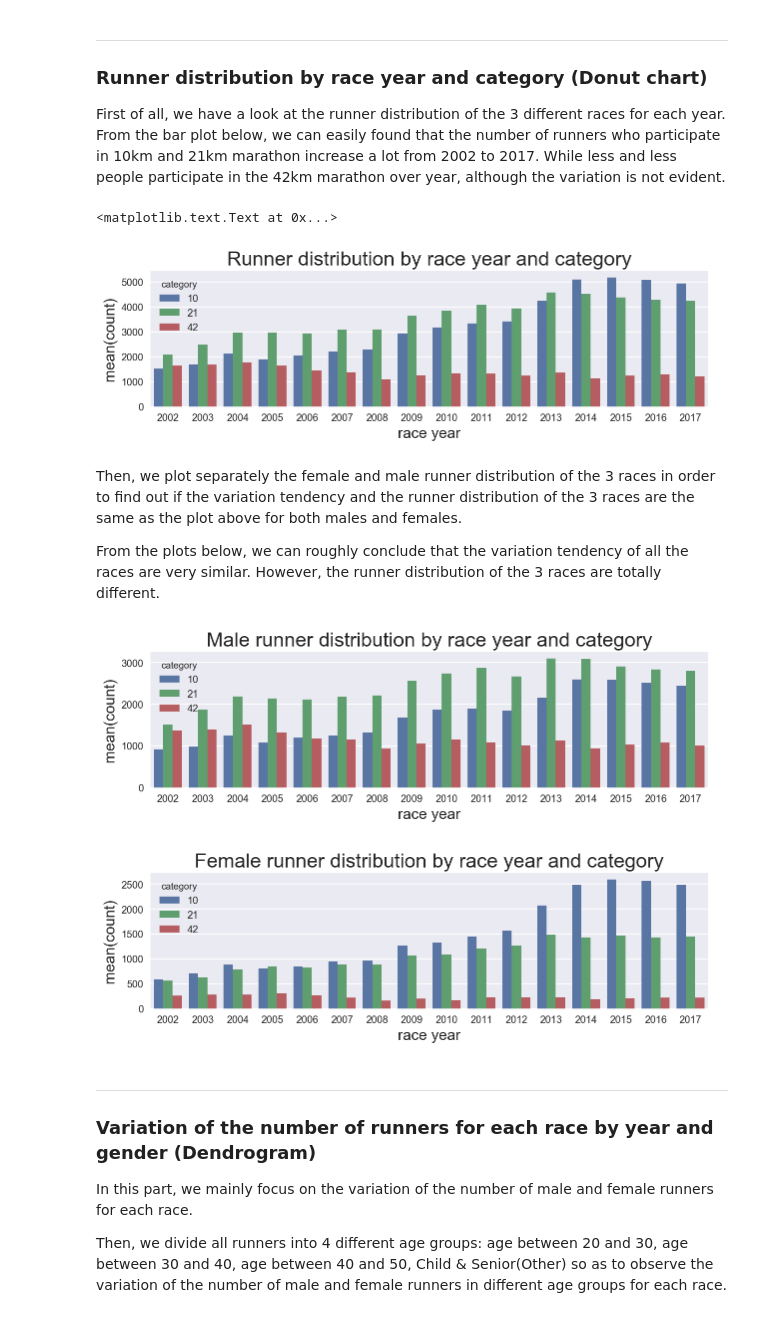
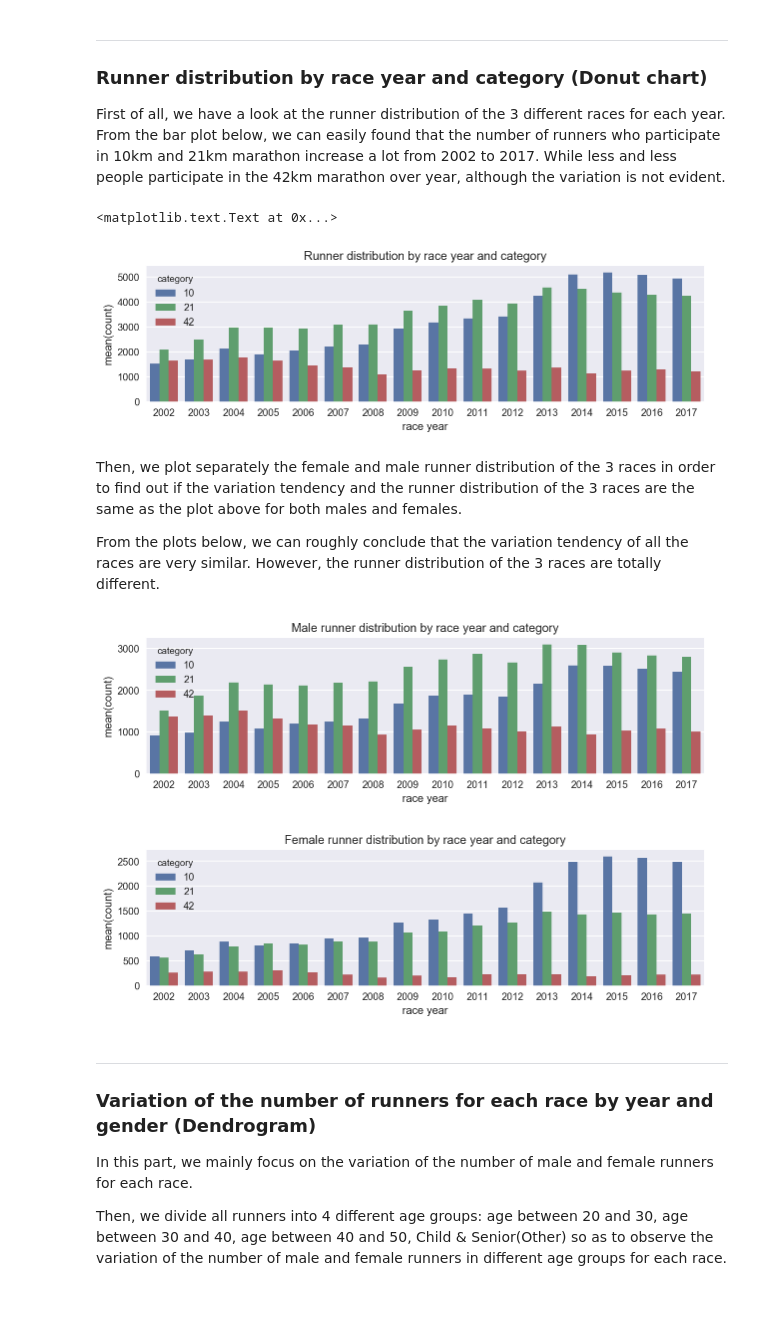
Before and after one commit to xiangzhemeng/Lausanne-Marathon-data-visualization, a Jupyter notebook: notebooks/Data analysis for visualization designs.ipynb, the cells around one changed output. Saved outputs shown, nothing was run; the diff lists cells and outputs as text; code cells hidden in the pictures.

```diff
--- a/notebooks/Data analysis for visualization designs.ipynb
+++ b/notebooks/Data analysis for visualization designs.ipynb
@@ -33,14 +33,10 @@ df_count_by_year_cat = df_count_by_year_cat.reset_index()
 # Plot
 f, axes = plt.subplots(1, 1, figsize = (10,2.5), sharex = True, sharey = True)
 ax = sns.barplot(x='race year', y='count', hue='category', data=df_count_by_year_cat)
-ax.set_title('Runner distribution by race year and category',fontsize = 20)
-l = ax.get_xlabel()
-ax.set_xlabel(l, fontsize = 15)
-j = ax.get_ylabel()
-ax.set_ylabel(j, fontsize = 15)
+ax.set_title('Runner distribution by race year and category')
 # %% [output]
 <matplotlib.text.Text at 0x...>
-[figure, old version]
+[figure, new version]
 # %% [markdown]
 Then, we plot separately the female and male runner distribution of the 3 races in order to find out if the variation tendency and the runner distribution of the 3 races are the same as the plot above for both males and females.
 
@@ -48,27 +44,23 @@ From the plots below, we can roughly conclude that the variation tendency of all
 # %%
 # Group by
 df_count_by_year_cat_gender = pd.DataFrame(df_marathon.groupby(['race year','category','gender'])['name'].count())
 df_count_by_year_cat_gender.columns = ['count']
 df_count_by_year_cat_gender = df_count_by_year_cat_gender.reset_index()
 
 def barplot_by_gender(gender, title):
     f, axes = plt.subplots(1, 1, figsize = (10,2.5), sharex = True, sharey = True)
     ax = sns.barplot(x='race year', y='count', hue='category', data=df_count_by_year_cat_gender[df_count_by_year_cat_gender['gender']==gender])
-    ax.set_title(title,fontsize = 20)
-    l = ax.get_xlabel()
-    ax.set_xlabel(l, fontsize = 15)
-    j = ax.get_ylabel()
-    ax.set_ylabel(j, fontsize = 15)
+    ax.set_title(title)
 
 # Male plot
 barplot_by_gender(gender = 'male',
                   title = 'Male runner distribution by race year and category')
 # Female plot
 barplot_by_gender(gender = 'female',
                   title = 'Female runner distribution by race year and category')
 # %% [output]
-[figure, old version]
+[figure, new version]
-[figure, old version]
+[figure, new version]
 # %% [markdown]
 ---
 ### Variation of the number of runners for each race by year and gender (Dendrogram)
```
Also changed, not shown: parts of 1 cell of this notebook.
